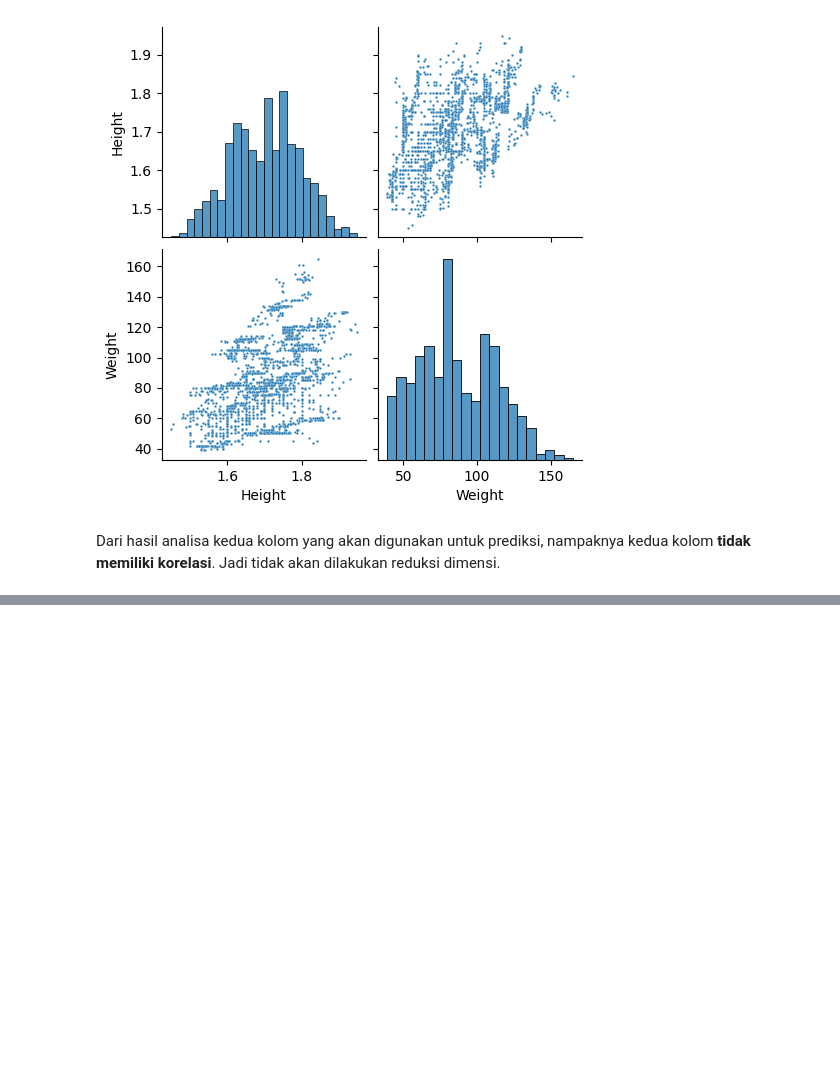
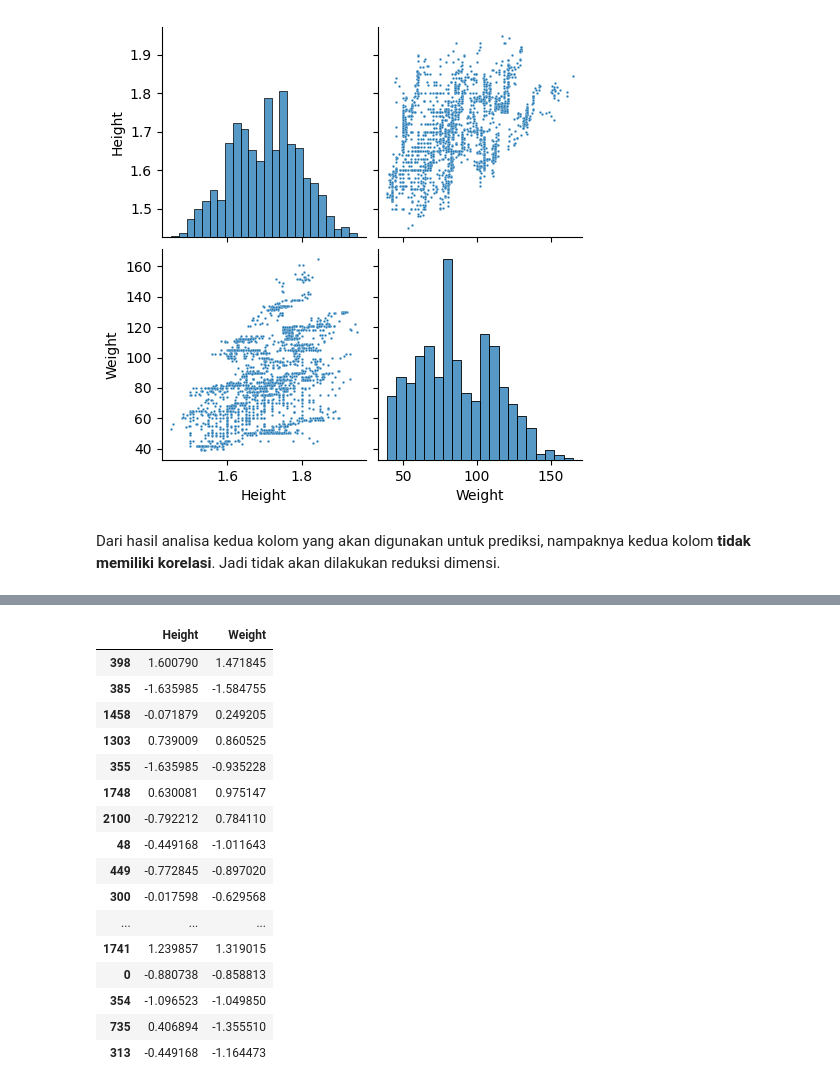
Before and after one commit to ishala/obesity-analysis-and-recommender-system, a Jupyter notebook: Submission 1/analisis.ipynb, the cells around one changed output, grey strips where cells are left out. Saved outputs shown, nothing was run; the diff lists cells and outputs as text; code cells hidden in the pictures; blank space fills up the shorter version.

Commit message:
added train-test splitted data and standarization

```diff
--- a/Submission 1/analisis.ipynb
+++ b/Submission 1/analisis.ipynb
@@ -650,0 +649,8 @@ Dari hasil analisa kedua kolom yang akan digunakan untuk prediksi, nampaknya ked
+# %%
+# Mengambil parameter x
+X = cleanedObesDf.drop(['BMI'], axis=1)
+
+# Mengambil parameter y
+y = cleanedObesDf['BMI']
+
+X_train, X_test, y_train, y_test = train_test_split(X, y, test_size= 0.1, random_state=42)
@@ -650,0 +711,31 @@ Dari hasil analisa kedua kolom yang akan digunakan untuk prediksi, nampaknya ked
+# %%
+# Mengambil kolom numerik
+numericalFeatures = ['Height', 'Weight']
+# Mendefinisikan StandarScaler untuk standarisasi
+scaler = StandardScaler()
+# Melakukan penyesuaian scaller dengan data training di kolom-kolom numerik yang digunakan
+scaler.fit(X_train[numericalFeatures])
+
+# Melakukan transformasi pada data
+X_train[numericalFeatures] = scaler.transform(X_train.loc[:, numericalFeatures])
+# %%
+# Cek isi sample
+X_train[numericalFeatures].sample(20)
+# %% [output]
+|  | Height | Weight |
+| 398 | 1.600790 | 1.471845 |
+| 385 | -1.635985 | -1.584755 |
+| 1458 | -0.071879 | 0.249205 |
+| 1303 | 0.739009 | 0.860525 |
+| 355 | -1.635985 | -0.935228 |
+| 1748 | 0.630081 | 0.975147 |
+| 2100 | -0.792212 | 0.784110 |
+| 48 | -0.449168 | -1.011643 |
+| 449 | -0.772845 | -0.897020 |
+| 300 | -0.017598 | -0.629568 |
+| ... | ... | ... |
+| 1741 | 1.239857 | 1.319015 |
+| 0 | -0.880738 | -0.858813 |
+| 354 | -1.096523 | -1.049850 |
+| 735 | 0.406894 | -1.355510 |
+| 313 | -0.449168 | -1.164473 |
```
Also changed, not shown: parts of 14 cells of this notebook.
